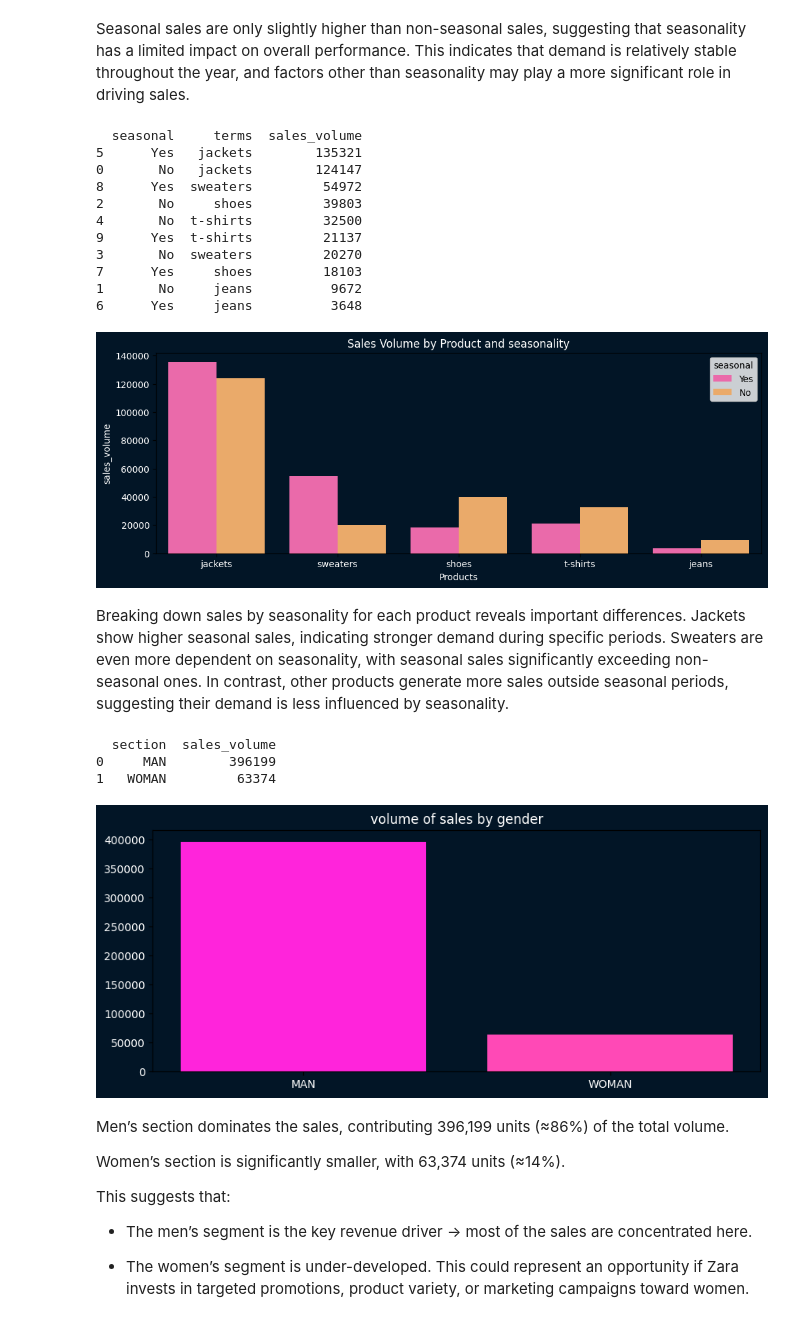
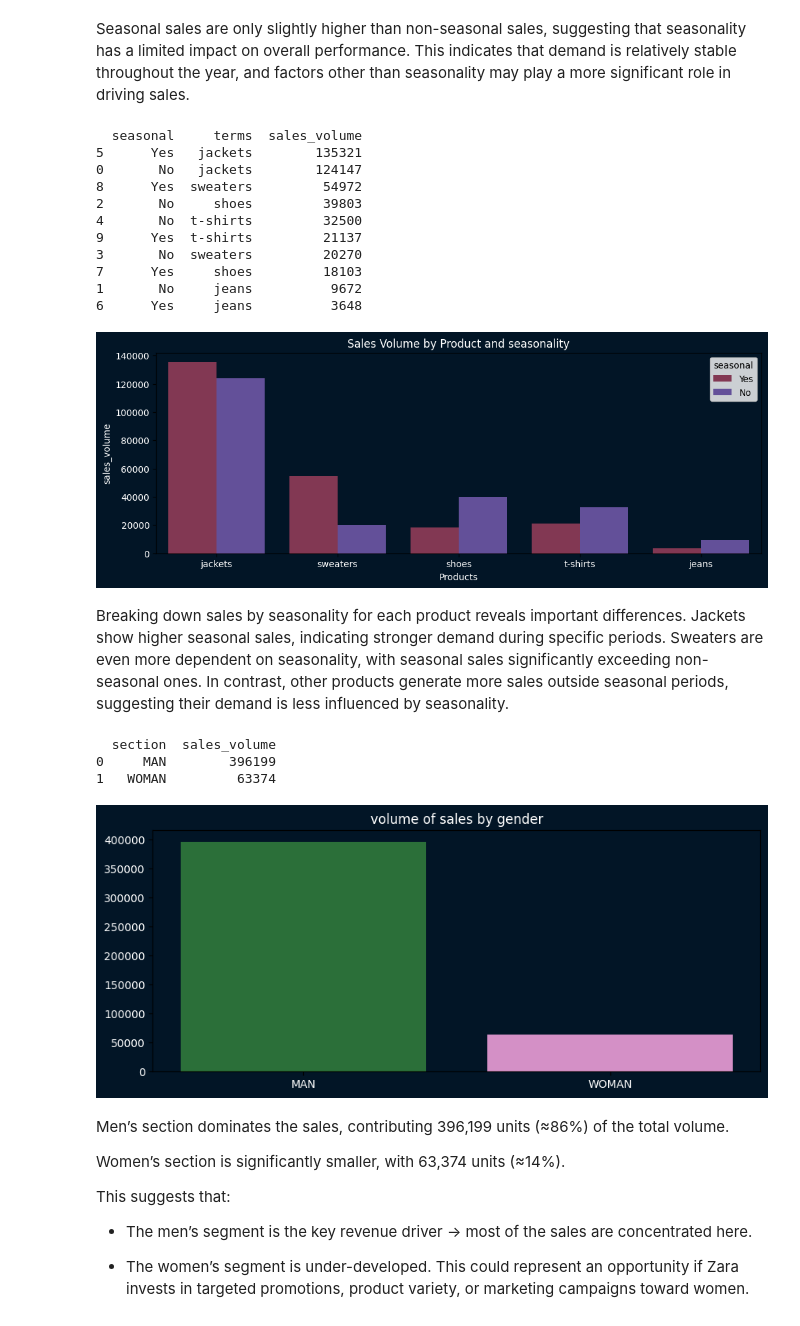
Before and after one commit to fazia92/ZARA_product_sales, a Jupyter notebook: EDA.ipynb, the cells around one changed output. Drawn from its saved outputs; the diff is of its cells as text; code cells hidden in the pictures.

```diff
--- a/EDA.ipynb
+++ b/EDA.ipynb
@@ -227,7 +249,7 @@ sns.barplot(data=sales_season_product,
             x="terms",
             y="sales_volume",
             hue="seasonal",
-            palette= "spring")
+            palette= seasonal_color)
 plt.title("Sales Volume by Product and seasonality",color="white")
 plt.xlabel("Products",color="white")
 plt.ylabel("sales_volume",color="white")
@@ -247,27 +269,35 @@ plt.show()
 7      Yes     shoes         18103
 1       No     jeans          9672
 6      Yes     jeans          3648
-[figure, old version]
+[figure, new version]
 # %% [markdown]
 Breaking down sales by seasonality for each product reveals important differences. Jackets show higher seasonal sales, indicating stronger demand during specific periods. Sweaters are even more dependent on seasonality, with seasonal sales significantly exceeding non-seasonal ones. In contrast, other products generate more sales outside seasonal periods, suggesting their demand is less influenced by seasonality.
 # %%
 #analysis by genre
+
+#set unique color for promotion
+section = sorted(df_sales["section"].unique())
+palette = sns.color_palette("cubehelix",len(section))
+section_color= dict(zip(section,palette))
+
 #sales contribution by gender
 sales_bygender = df_sales.groupby("section")["sales_volume"].sum().reset_index()
 print(sales_bygender)
 
+colors_sect = [section_color[p] for p in sales_bygender["section"]]
+
 plt.figure(figsize=(10,4),facecolor="#021526")
-plt.bar(sales_bygender["section"],sales_bygender["sales_volume"],color= sns.color_palette("spring"))
+plt.bar(sales_bygender["section"],sales_bygender["sales_volume"],color= colors_sect)
 plt.title("volume of sales by gender",color="white")
 plt.xticks(color="white")
 plt.yticks(color="white")
 plt.gca().set_facecolor("#021526")
 plt.show()
 # %% [output]
   section  sales_volume
 0     MAN        396199
 1   WOMAN         63374
-[figure, old version]
+[figure, new version]
 # %% [markdown]
 Men’s section dominates the sales, contributing 396,199 units (≈86%) of the total volume.
 
```
Also changed, not shown: parts of 9 cells of this notebook.
